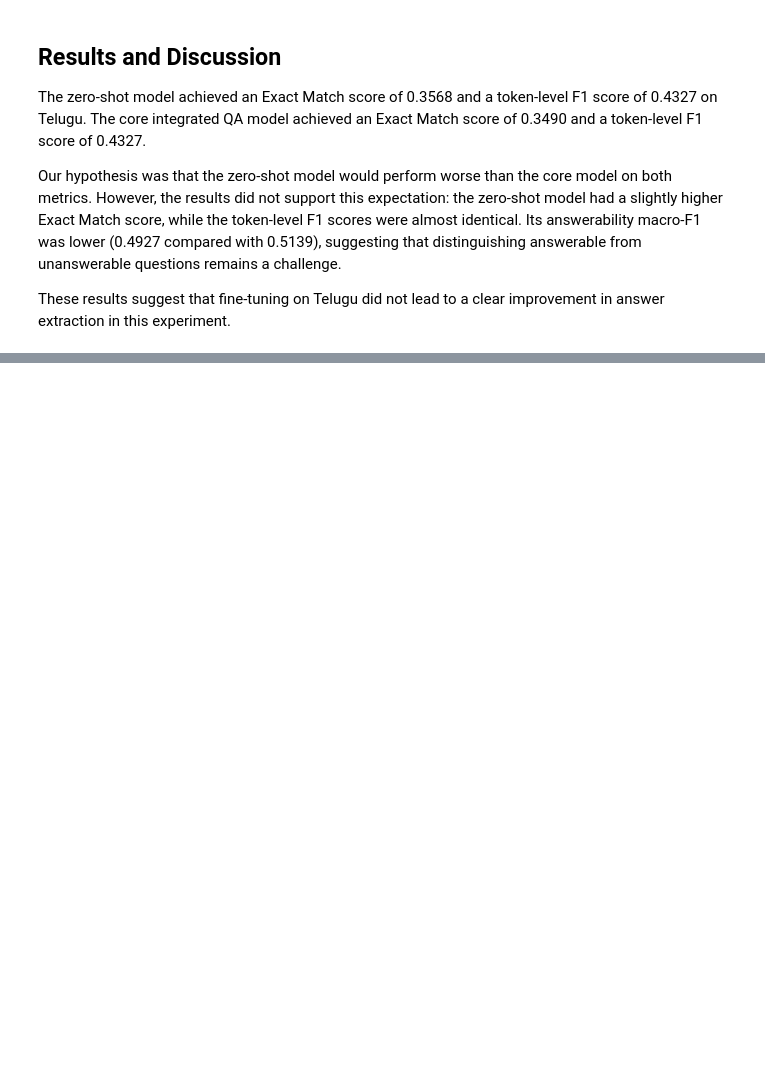
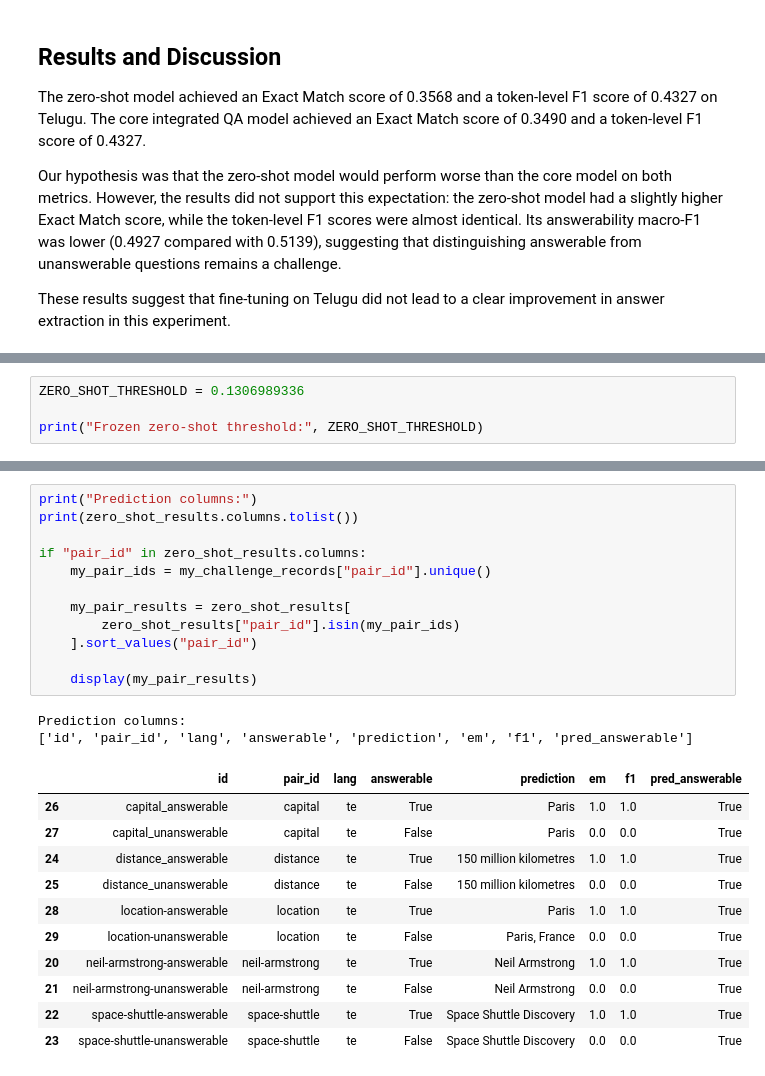
Before and after one commit to wiwillym/nlp-ku-project, a Jupyter notebook: notebooks/8_zero_shot.ipynb, the cells around one changed output, grey strips where cells are left out. Saved outputs shown, nothing was run; the diff lists cells and outputs as text; blank space fills up the shorter version.

```diff
--- a/notebooks/8_zero_shot.ipynb
+++ b/notebooks/8_zero_shot.ipynb
@@ -770,0 +902,4 @@ These results suggest that fine-tuning on Telugu did not lead to a clear improve
+# %%
+ZERO_SHOT_THRESHOLD = 0.1306989336
+
+print("Frozen zero-shot threshold:", ZERO_SHOT_THRESHOLD)
@@ -770,0 +1020,26 @@ These results suggest that fine-tuning on Telugu did not lead to a clear improve
+# %%
+print("Prediction columns:")
+print(zero_shot_results.columns.tolist())
+
+if "pair_id" in zero_shot_results.columns:
+    my_pair_ids = my_challenge_records["pair_id"].unique()
+
+    my_pair_results = zero_shot_results[
+        zero_shot_results["pair_id"].isin(my_pair_ids)
+    ].sort_values("pair_id")
+
+    display(my_pair_results)
+# %% [output]
+Prediction columns:
+['id', 'pair_id', 'lang', 'answerable', 'prediction', 'em', 'f1', 'pred_answerable']
+|  | id | pair_id | lang | answerable | prediction | em | f1 | pred_answerable |
+| 26 | capital_answerable | capital | te | True | Paris | 1.0 | 1.0 | True |
+| 27 | capital_unanswerable | capital | te | False | Paris | 0.0 | 0.0 | True |
+| 24 | distance_answerable | distance | te | True | 150 million kilometres | 1.0 | 1.0 | True |
+| 25 | distance_unanswerable | distance | te | False | 150 million kilometres | 0.0 | 0.0 | True |
+| 28 | location-answerable | location | te | True | Paris | 1.0 | 1.0 | True |
+| 29 | location-unanswerable | location | te | False | Paris, France | 0.0 | 0.0 | True |
+| 20 | neil-armstrong-answerable | neil-armstrong | te | True | Neil Armstrong | 1.0 | 1.0 | True |
+| 21 | neil-armstrong-unanswerable | neil-armstrong | te | False | Neil Armstrong | 0.0 | 0.0 | True |
+| 22 | space-shuttle-answerable | space-shuttle | te | True | Space Shuttle Discovery | 1.0 | 1.0 | True |
+| 23 | space-shuttle-unanswerable | space-shuttle | te | False | Space Shuttle Discovery | 0.0 | 0.0 | True |
```
Also changed, not shown: parts of 11 cells of this notebook.
